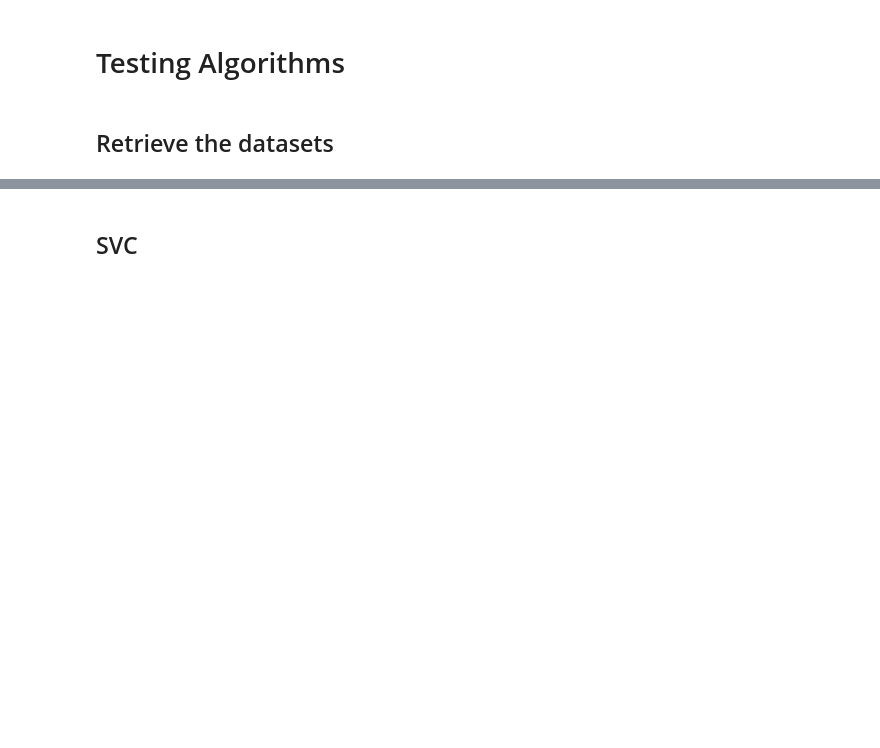
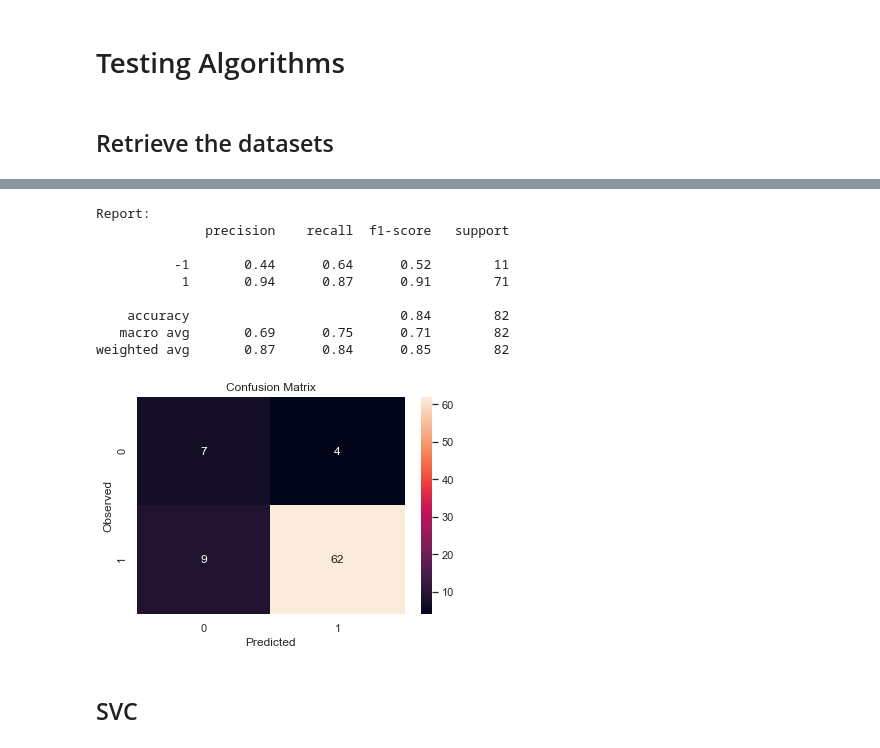
Before and after one commit to claramoreirag/FEUP-AC, a Jupyter notebook: testing.ipynb, the cells around one changed output, grey strips where cells are left out. Cells and saved outputs as stored; diff of their text form; code cells hidden in the pictures; blank space fills up the shorter version.

```diff
--- a/testing.ipynb
+++ b/testing.ipynb
@@ -49,3 +115,19 @@ y_test = test_data['status'].values
+# %%
+decision_tree_classifier = grid_search.best_estimator_
+
+pred= decision_tree_classifier.predict_proba(X_test) if TEST else decision_tree_classifier.predict(X_test)
+build_prediction(pred)
+# %% [output]
+Report:
+              precision    recall  f1-score   support
+
+          -1       0.44      0.64      0.52        11
+           1       0.94      0.87      0.91        71
+
+    accuracy                           0.84        82
+   macro avg       0.69      0.75      0.71        82
+weighted avg       0.87      0.84      0.85        82
+[figure, added]
 # %% [markdown]
 ## SVC
 # %%
```
Also changed, not shown: parts of 10 cells of this notebook, 1 other file.
